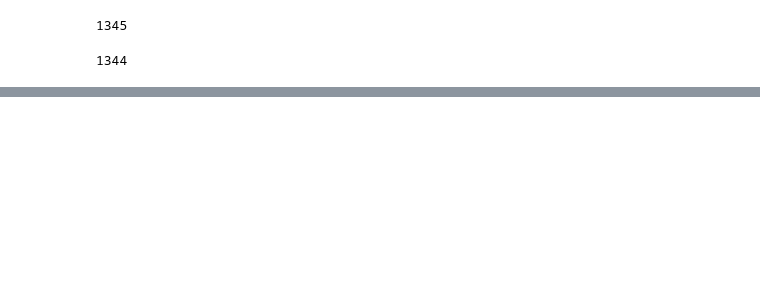
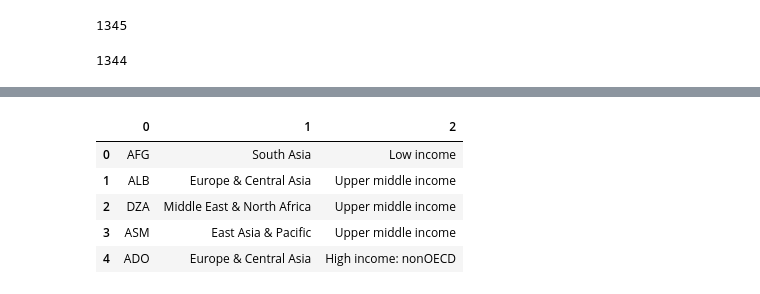
Before and after one commit to nikki-wolf/ETL_project, a Jupyter notebook: Notebooks/Ugochi.ipynb, the cells around one changed output, grey strips where cells are left out. Drawn from its saved outputs; the diff is of its cells as text; code cells hidden in the pictures; blank space fills up the shorter version.

```diff
--- a/Notebooks/Ugochi.ipynb
+++ b/Notebooks/Ugochi.ipynb
@@ -52,3 +96,16 @@ indicators_df["IndicatorCode"].nunique()
+# %%
+country_data = engine.execute("SELECT CountryCode, Region, IncomeGroup FROM Country").fetchall()
+[*country_data]
+
+country_df= pd.DataFrame(country_data)
+country_df.head()
+# %% [output]
+|  | 0 | 1 | 2 |
+| 0 | AFG | South Asia | Low income |
+| 1 | ALB | Europe & Central Asia | Upper middle income |
+| 2 | DZA | Middle East & North Africa | Upper middle income |
+| 3 | ASM | East Asia & Pacific | Upper middle income |
+| 4 | ADO | Europe & Central Asia | High income: nonOECD |
 # %%
 import pymongo
 
```
Also changed, not shown: parts of 5 cells of this notebook.
